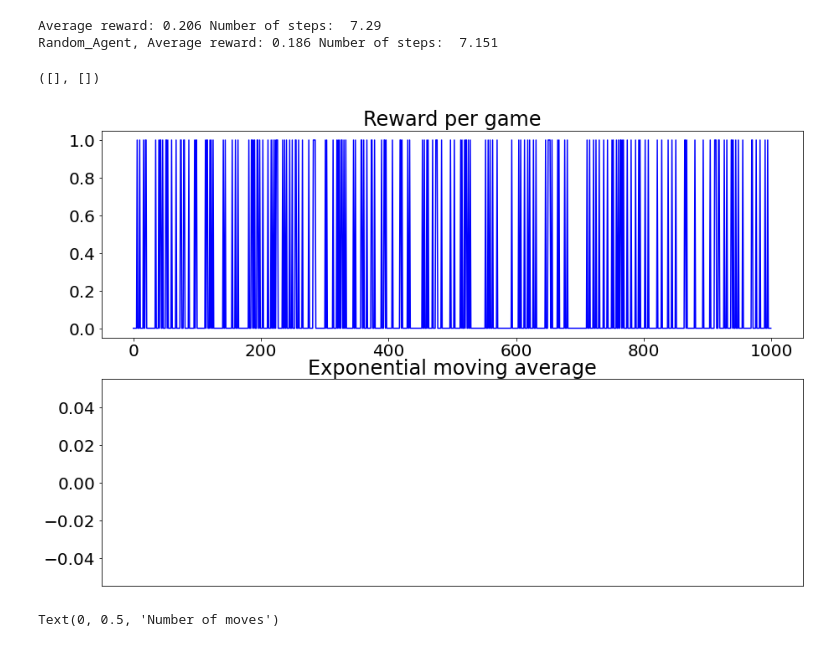
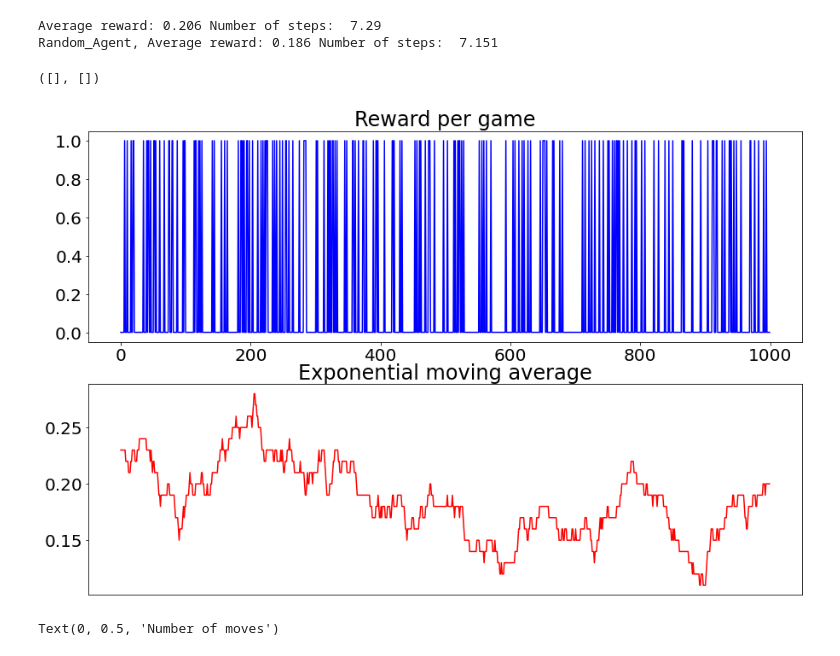
Before and after one commit to lzumta/Reinforcement-Learning-Assignment, a Jupyter notebook: Assignment.ipynb, the cells around one changed output. Cells and saved outputs as stored; diff of their text form; code cells hidden in the pictures.

Commit message:
new graphs

```diff
--- a/Assignment.ipynb
+++ b/Assignment.ipynb
@@ -154,16 +154,16 @@ def moving_average(a, n):
 # %%
 plt.rcParams.update({'font.size': 20})
 
 fig, axs = plt.subplots(2,figsize=(15,10))
 
 axs[0].plot(np.arange(0,N_episodes), R_save_random, 'b')
-axs[1].plot(np.arange(0,N_episodes-1999), moving_average(R_save_random, n=2000), 'r')
+axs[1].plot(np.arange(0,N_episodes-99), moving_average(R_save_random, n=100), 'r')
 axs[0].set_title("Reward per game")
 axs[1].set_title("Exponential moving average")
 plt.xticks([])
 # %% [output]
 ([], [])
-[figure, old version]
+[figure, new version]
 # %%
 plt.rcParams.update({'font.size': 20})
 plt.rcParams["figure.figsize"] = (10,7.5)
```
Also changed, not shown: parts of 19 cells of this notebook.
